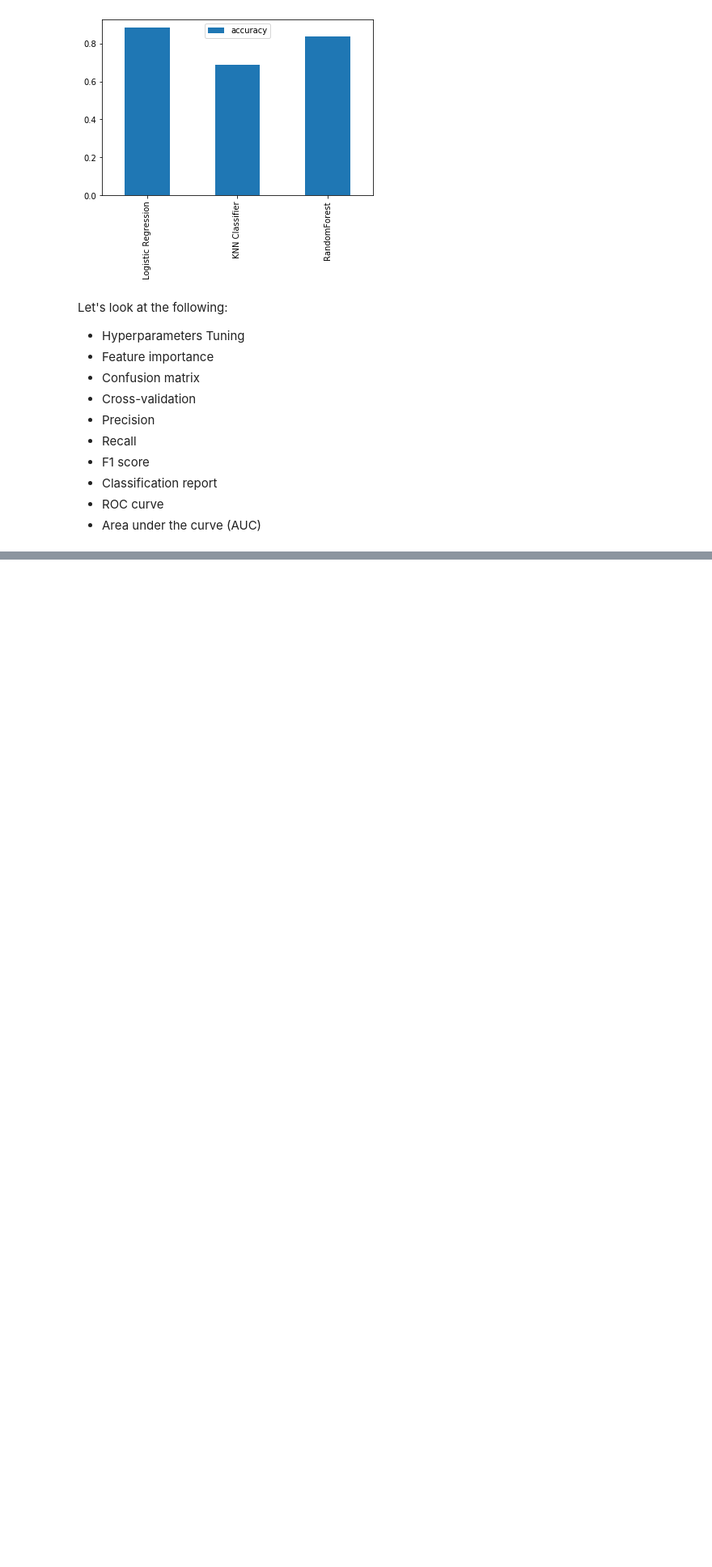
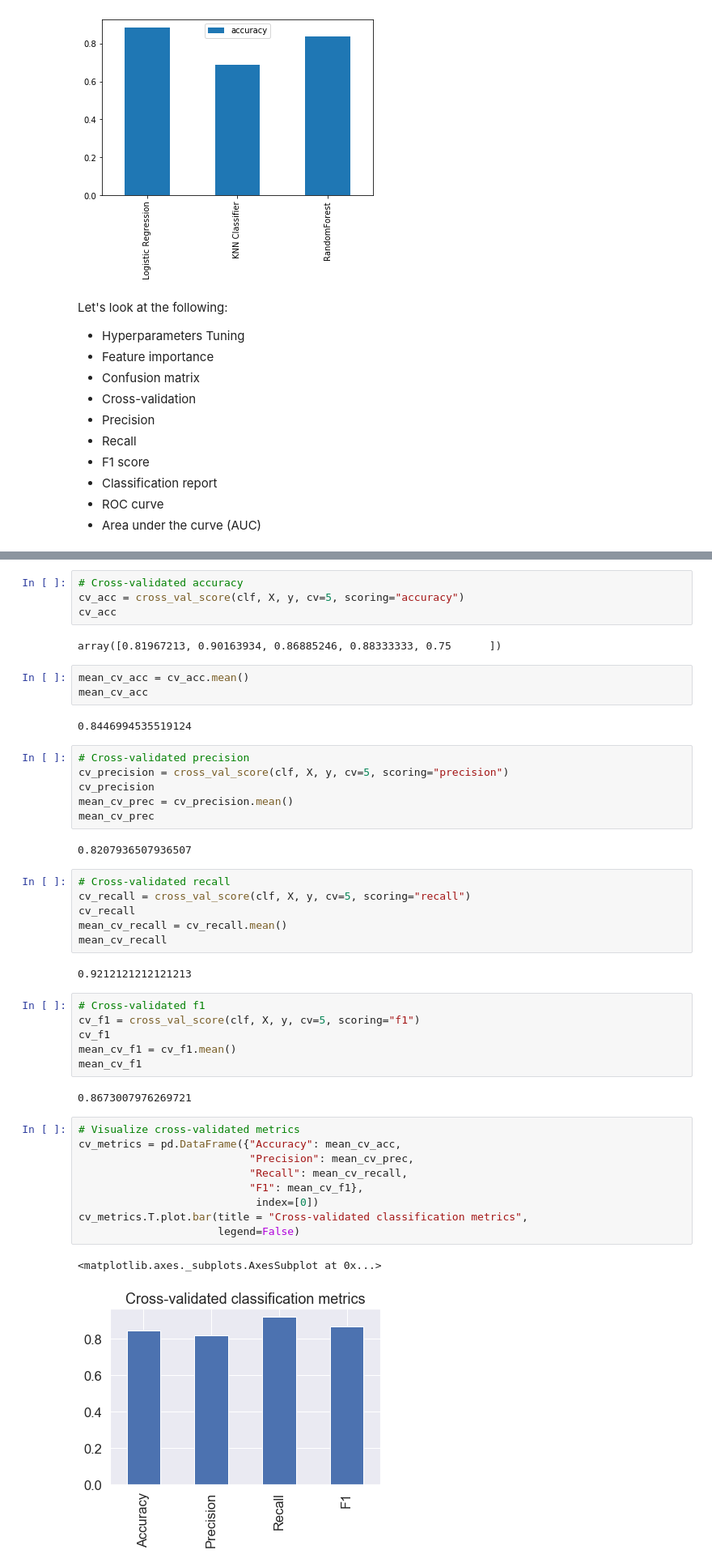
Before and after one commit to AnnieBelova/Classification-Project, a Jupyter notebook: Classification.ipynb, the cells around one changed output, grey strips where cells are left out. Shown at 81% size. Drawn from its saved outputs; the diff is of its cells as text; blank space fills up the shorter version.

```diff
--- a/Classification.ipynb
+++ b/Classification.ipynb
@@ -436,0 +756,47 @@ test_scores=[]
+# %%
+# Cross-validated accuracy
+cv_acc = cross_val_score(clf, X, y, cv=5, scoring="accuracy")
+cv_acc
+# %% [output]
+array([0.81967213, 0.90163934, 0.86885246, 0.88333333, 0.75      ])
+# %%
+mean_cv_acc = cv_acc.mean()
+mean_cv_acc
+# %% [output]
+0.8446994535519124
+# %%
+# Cross-validated precision
+cv_precision = cross_val_score(clf, X, y, cv=5, scoring="precision")
+cv_precision
+mean_cv_prec = cv_precision.mean()
+mean_cv_prec
+# %% [output]
+0.8207936507936507
+# %%
+# Cross-validated recall
+cv_recall = cross_val_score(clf, X, y, cv=5, scoring="recall")
+cv_recall
+mean_cv_recall = cv_recall.mean()
+mean_cv_recall
+# %% [output]
+0.9212121212121213
+# %%
+# Cross-validated f1
+cv_f1 = cross_val_score(clf, X, y, cv=5, scoring="f1")
+cv_f1
+mean_cv_f1 = cv_f1.mean()
+mean_cv_f1
+# %% [output]
+0.8673007976269721
+# %%
+# Visualize cross-validated metrics
+cv_metrics = pd.DataFrame({"Accuracy": mean_cv_acc,
+                           "Precision": mean_cv_prec,
+                           "Recall": mean_cv_recall,
+                           "F1": mean_cv_f1},
+                            index=[0])
+cv_metrics.T.plot.bar(title = "Cross-validated classification metrics",
+                      legend=False)
+# %% [output]
+<matplotlib.axes._subplots.AxesSubplot at 0x...>
+[figure, added]
```
Also changed, not shown: parts of 44 cells of this notebook.
